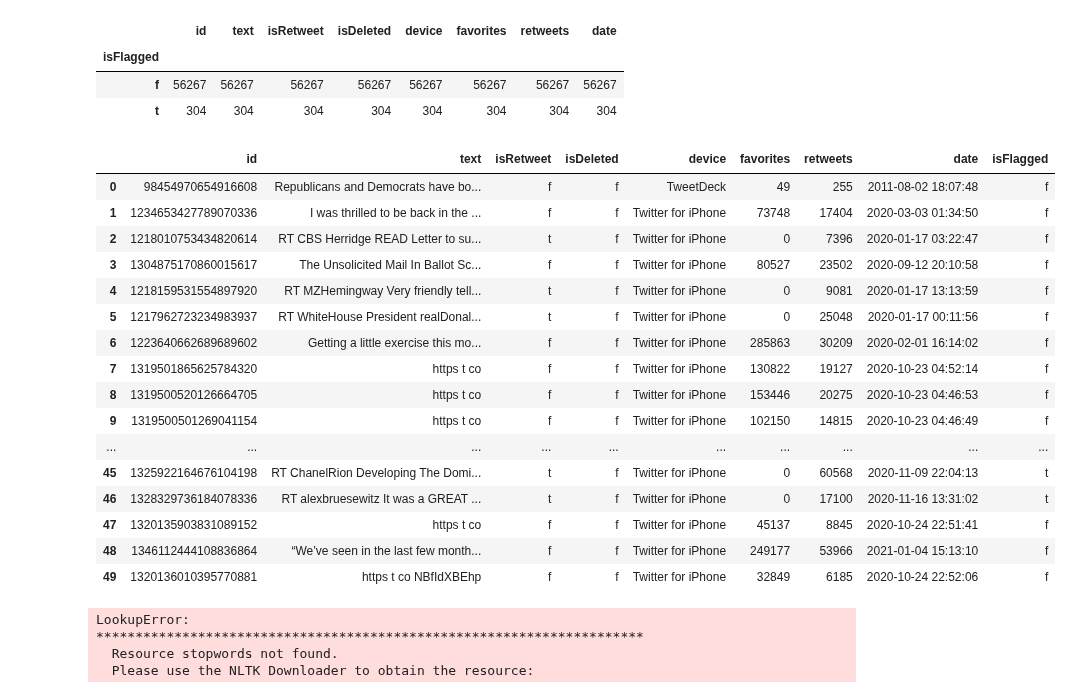
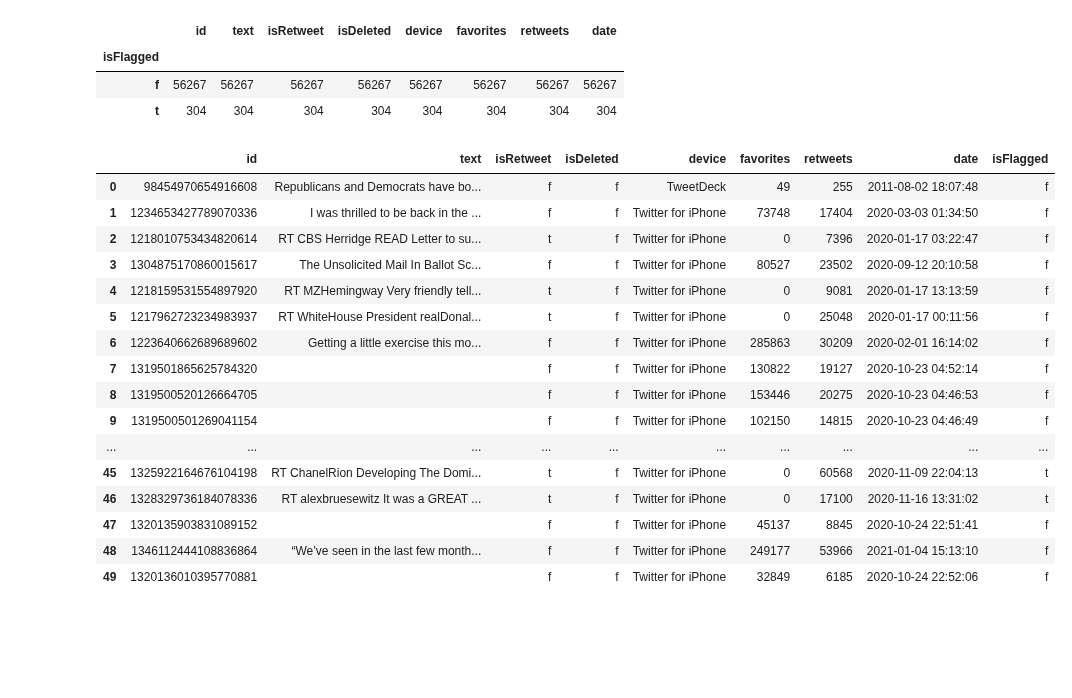
Before and after one commit to katurn1/Presidential_Tweets_NLP_Analysis, a Jupyter notebook: unsupervised_learning_project_code.ipynb, the cells around one changed output. Cells and saved outputs as stored; diff of their text form; code cells hidden in the pictures; blank space fills up the shorter version.

```diff
--- a/unsupervised_learning_project_code.ipynb
+++ b/unsupervised_learning_project_code.ipynb
@@ -4,11 +4,11 @@
 import pandas as pd
 import numpy as np
 from sklearn import metrics
-np.set_printoptions(suppress=True) # Suppress scientific notation where possible
-pd.set_option('max_columns', 100)
-pd.set_option('max_rows', 100)
+
+# pd.set_option('max_columns', 100)
+pd.set_option("display.max_colwidth", 1)
 # %%
-df = pd.read_csv('tweets_01-08-2021.csv')
+df = pd.read_csv('tweets_01-08-2021.csv', encoding='utf-8')
 # %%
 len(df)
 # %% [output]
@@ -30,38 +41,33 @@ df.groupby('isFlagged').count()
 | f | 56267 | 56267 | 56267 | 56267 | 56267 | 56267 | 56267 | 56267 |
 | t | 304 | 304 | 304 | 304 | 304 | 304 | 304 | 304 |
 # %%
-# Text preprocessing steps - remove numbers, captial letters and punctuation
+# Text preprocessing steps - remove numbers, URL and punctuation
 import re
 import string
 
 alphanumeric = lambda x: re.sub('\w*\d\w*', ' ', x)
 punc = lambda x: re.sub('[%s]' % re.escape(string.punctuation), ' ',x)
+no_url = lambda x: re.sub(r'http\S+', '', x)
 
-df['text'] = df.text.map(alphanumeric).map(punc)
+df['text'] = df.text.map(alphanumeric).map(no_url).map(punc)
 df.head(50)
 # %% [output]
 |  | id | text | isRetweet | isDeleted | device | favorites | retweets | date | isFlagged |
 | 0 | 98454970654916608 | Republicans and Democrats have bo... | f | f | TweetDeck | 49 | 255 | 2011-08-02 18:07:48 | f |
 | 1 | 1234653427789070336 | I was thrilled to be back in the ... | f | f | Twitter for iPhone | 73748 | 17404 | 2020-03-03 01:34:50 | f |
 | 2 | 1218010753434820614 | RT CBS Herridge READ Letter to su... | t | f | Twitter for iPhone | 0 | 7396 | 2020-01-17 03:22:47 | f |
 | 3 | 1304875170860015617 | The Unsolicited Mail In Ballot Sc... | f | f | Twitter for iPhone | 80527 | 23502 | 2020-09-12 20:10:58 | f |
 | 4 | 1218159531554897920 | RT MZHemingway Very friendly tell... | t | f | Twitter for iPhone | 0 | 9081 | 2020-01-17 13:13:59 | f |
 | 5 | 1217962723234983937 | RT WhiteHouse President realDonal... | t | f | Twitter for iPhone | 0 | 25048 | 2020-01-17 00:11:56 | f |
 | 6 | 1223640662689689602 | Getting a little exercise this mo... | f | f | Twitter for iPhone | 285863 | 30209 | 2020-02-01 16:14:02 | f |
-| 7 | 1319501865625784320 | https t co | f | f | Twitter for iPhone | 130822 | 19127 | 2020-10-23 04:52:14 | f |
-| 8 | 1319500520126664705 | https t co | f | f | Twitter for iPhone | 153446 | 20275 | 2020-10-23 04:46:53 | f |
-| 9 | 1319500501269041154 | https t co | f | f | Twitter for iPhone | 102150 | 14815 | 2020-10-23 04:46:49 | f |
+| 7 | 1319501865625784320 |  | f | f | Twitter for iPhone | 130822 | 19127 | 2020-10-23 04:52:14 | f |
+| 8 | 1319500520126664705 |  | f | f | Twitter for iPhone | 153446 | 20275 | 2020-10-23 04:46:53 | f |
+| 9 | 1319500501269041154 |  | f | f | Twitter for iPhone | 102150 | 14815 | 2020-10-23 04:46:49 | f |
 | ... | ... | ... | ... | ... | ... | ... | ... | ... | ... |
 | 45 | 1325922164676104198 | RT ChanelRion Developing The Domi... | t | f | Twitter for iPhone | 0 | 60568 | 2020-11-09 22:04:13 | t |
 | 46 | 1328329736184078336 | RT alexbruesewitz It was a GREAT ... | t | f | Twitter for iPhone | 0 | 17100 | 2020-11-16 13:31:02 | t |
-| 47 | 1320135903831089152 | https t co | f | f | Twitter for iPhone | 45137 | 8845 | 2020-10-24 22:51:41 | f |
+| 47 | 1320135903831089152 |  | f | f | Twitter for iPhone | 45137 | 8845 | 2020-10-24 22:51:41 | f |
 | 48 | 1346112444108836864 | “We’ve seen in the last few month... | f | f | Twitter for iPhone | 249177 | 53966 | 2021-01-04 15:13:10 | f |
-| 49 | 1320136010395770881 | https t co NBfIdXBEhp | f | f | Twitter for iPhone | 32849 | 6185 | 2020-10-24 22:52:06 | f |
+| 49 | 1320136010395770881 |  | f | f | Twitter for iPhone | 32849 | 6185 | 2020-10-24 22:52:06 | f |
 # %%
-from nltk.corpus import stopwords
-set(stopwords.words('english'))
+df['text'] = df['text'].apply(lambda x: x.strip()).replace('', np.nan) # fill empty cells w/ Null values
-# %% [output]
-LookupError:
-**********************************************************************
-  Resource stopwords not found.
-  Please use the NLTK Downloader to obtain the resource:
```
Also changed, not shown: parts of 7 cells of this notebook.
